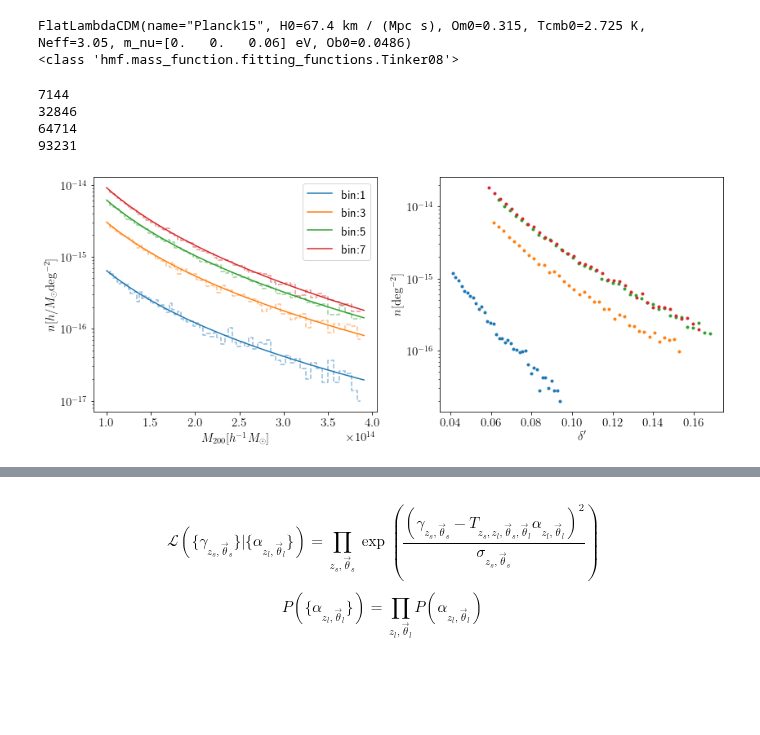
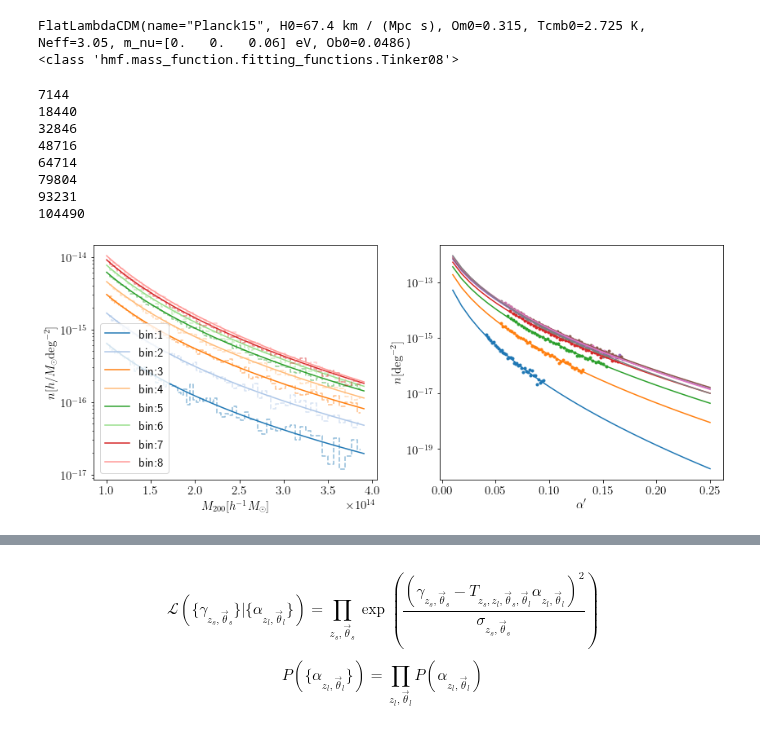
Before and after one commit to mr-superonion/splinv, a Jupyter notebook: notebook/s19/0-haloMF_Prior.ipynb, the cells around one changed output, grey strips where cells are left out. Cells and saved outputs as stored; diff of their text form; code cells hidden in the pictures; blank space fills up the shorter version.

```diff
--- a/notebook/s19/0-haloMF_Prior.ipynb
+++ b/notebook/s19/0-haloMF_Prior.ipynb
@@ -2,24 +2,30 @@
 %pylab inline
 import gc
 import matplotlib
+import scipy
+import fitsio
 matplotlib.rcParams['ps.useafm'] = True
 matplotlib.rcParams['pdf.use14corefonts'] = True
 matplotlib.rcParams['text.usetex'] = True
 matplotlib.rcParams['font.size'] = 15
+cmap=plt.get_cmap('tab20')
+
 import hmf
+import simutil
 import haloSim
-import simutil
 from cosmology import Cosmo
 cosmo   =   Cosmo(h=1.,omega_m=0.315)
 
 from configparser import ConfigParser
 from pixel3D import cartesianGrid3D
-from scipy.interpolate import griddata
 if False:
     figMsDir='/work/xiangchong.li/superonionGW/code/massMap_Private/doc/paper_ms_method_HSCY1/'
 else:
     figMsDir='/home/xiangchong/Documents/Docs/massMap/paper_HSC2021/'
-cmap=plt.get_cmap('tab20')
+
+
+def fit_func(x,a,b):
+    return a+b*x**(0.5)
 # %% [output]
 Populating the interactive namespace from numpy and matplotlib
 # %%
@@ -65,12 +100,16 @@ FlatLambdaCDM(name="Planck15", H0=67.4 km / (Mpc s), Om0=0.315, Tcmb0=2.725 K, N
 # %%
+# Prepare Prior
+haloAveAll=pyfits.getdata(os.path.join(outDir,'haloBasis.fits'))
+
 plt.close()
 nscale=5e17
 ngrid=64
 fig=plt.figure(figsize=(12,5))
 ax1=fig.add_subplot(1,2,1)
 ax2=fig.add_subplot(1,2,2)
+parAll=[]
 
-for iz in range(0,8,2):
+for iz in range(0,8):
     z=zave[iz]
     pix2mpc=cosmo.Da(0.,z)*1./60./180*np.pi
     mf.update(z=z)
@@ -86,36 +125,44 @@ for iz in range(0,8,2):
         mi=simutil.mcSample(m,mass_func)
         msample.append(mi)
         conc =  6.02*(mi/1.E13)**(-0.12)*(1.47/(1.+z))**(0.16)
         rs_arcmin=haloSim.mc2rs(mi,conc,z)
         imgList[i]=haloSim.haloCS02SigmaAtom(rs_arcmin,ngrid,ngrid,c=conc,smooth_scale=1.5,fou=False,lnorm=1)*mi/pix2mpc
     msample=np.array(msample)
     y=np.histogram(msample,bins=m)[0]
     ax1.plot(m,mass_func,label='bin:%d' %(iz+1),color=cmap(iz))
     ax1.step((mf.m[2:]+mf.m[1:-1])/2.,y[1:]/nscale,where='mid',color=cmap(iz),ls='--',alpha=0.5)
 
-    selfnorm2=np.sqrt(np.sum(imgList**2,axis=(1,2)))
-    haloAve=np.average(imgList,axis=0)
-    norm=np.sqrt(np.sum(haloAve**2.))
-    haloAve=haloAve/norm
+    haloAve=haloAveAll[iz]
     proj1=np.sum(imgList*haloAve[None,:,:],axis=(1,2))
     hist,bounds=np.histogram(np.sqrt(np.sum((lensKer0.T[iz])**2.))*proj1,bins=40)
     bave=(bounds[1:]+bounds[:-1])/2.
     ax2.scatter(bave[2:],hist[2:]/nscale,marker='.')
+    out=scipy.optimize.curve_fit(fit_func,bave[2:],np.log(hist[2:]/nscale))[0]
+    x=np.linspace(0.01,0.25,30)
+    ax2.plot(x,np.exp(fit_func(x,*out)))
+    parAll.append(out)
     del msample,imgList,hist,bounds
     gc.collect()
 
 
 ax1.set_xlabel(r'$M_{200} [h^{-1}M_{\odot}]$')
 ax1.set_ylabel(r'$n[h/M_{\odot}\rm{deg}^{-2}]$')
 ax1.set_yscale('log')
 ax1.legend()
-ax2.set_xlabel(r"$\delta'$")
+ax2.set_xlabel(r"$\alpha'$")
 ax2.set_ylabel(r'$n[\rm{deg}^{-2}]$')
 ax2.set_yscale('log')
 plt.tight_layout()
+
+prior=np.array([tuple(a) for a in parAll],dtype=[('a00','>f4'),('a05','>f4')])
+fitsio.write(os.path.join(outDir,'prior.fits'),prior)
 # %% [output]
 7144
+18440
 32846
+48716
 64714
+79804
 93231
+104490
-[figure, old version]
+[figure, new version]
```
Also changed, not shown: parts of 5 cells of this notebook.
